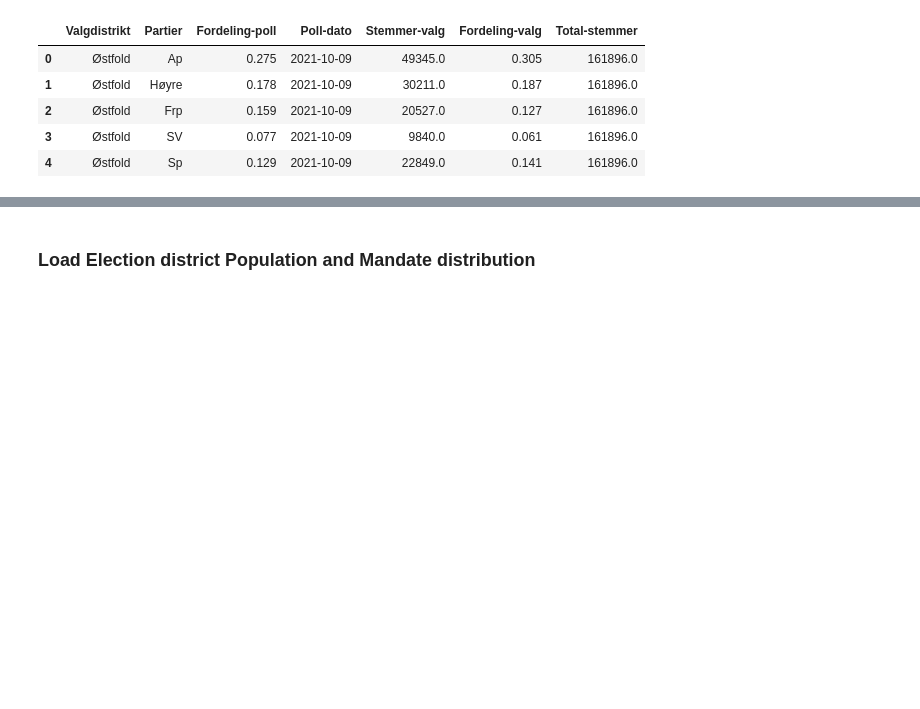
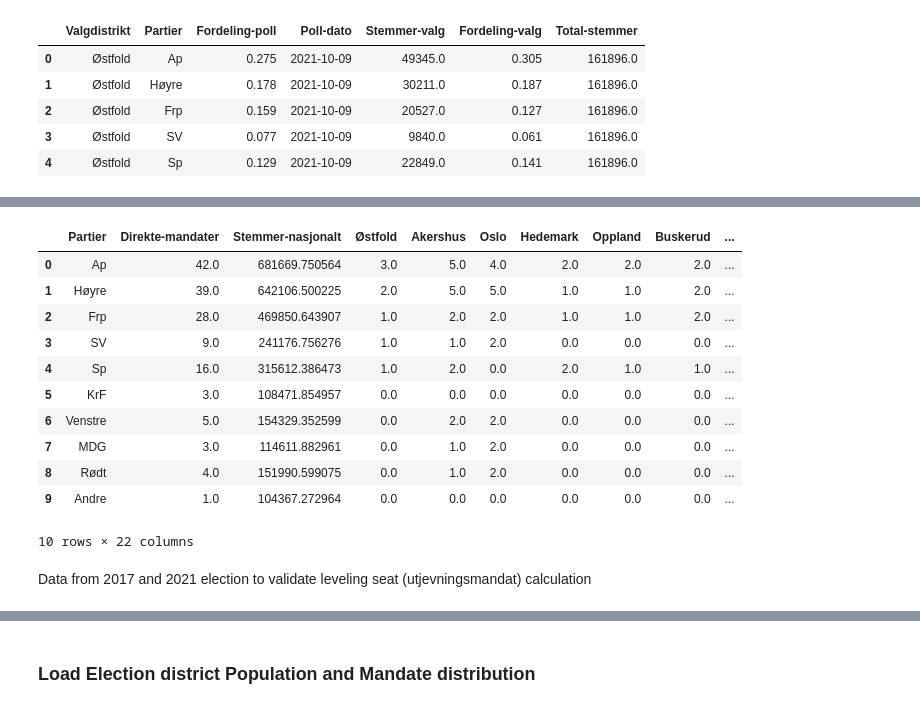
Before and after one commit to mathiasrm1/Stortingvalg-2025, a Jupyter notebook: Stortingvalg-prediction-2025.ipynb, the cells around one changed output, grey strips where cells are left out. Saved outputs shown, nothing was run; the diff lists cells and outputs as text; code cells hidden in the pictures; blank space fills up the shorter version.

Commit message:
finish the mandate computation functions

```diff
--- a/Stortingvalg-prediction-2025.ipynb
+++ b/Stortingvalg-prediction-2025.ipynb
@@ -291,12 +279,18 @@ df_joined.head()
 | 3 | Østfold | SV | 0.077 | 2021-10-09 | 9840.0 | 0.061 | 161896.0 |
 | 4 | Østfold | Sp | 0.129 | 2021-10-09 | 22849.0 | 0.141 | 161896.0 |
 # %%
-def simulate_election(df,gamma_poll,gamma_election):
-
+def simulate_voting(df,gamma_poll,gamma_election):
     alphas = gamma_election* df['Stemmer-valg'] + gamma_poll* df['Fordeling-poll']*df['Total-stemmer']
-
     df["alphas"] = alphas
-
+    valgdistrikter = df['Valgdistrikt'].unique()
+    fordelings_liste =np.array([])
+    for valgdistrikt in valgdistrikter:
+        alphavector = df[df["Valgdistrikt"]==valgdistrikt]["alphas"]
+        prosent_fordeling = np.random.dirichlet(alphavector)
+        fordelings_liste = np.append(fordelings_liste,prosent_fordeling)
+    df['Simulert-fordeling'] = fordelings_liste
+    df['Simulerte-stemmer'] =df['Simulert-fordeling']*df['Total-stemmer']
     return df
 # %%
-newdf=simulate_election(df_joined,0.5,0.5)
+df_sim = simulate_voting(df_joined,0.5,0.5)
+df_sim.head()
@@ -356,0 +361,42 @@ exp_ap
+# %%
+def district_mandate_calculation(df):
+    #Function to apportion the 160 direct mandates, the 19 Leveling seats (utjevningsmandat) are excluded from this apportionment.
+    # Each election district has a predetermined number of direct mandates to apportion, in this function we use the Modifed Sainte-Laguës method
+    # to compute these in each election district.
+    valgdistrikter = df['Valgdistrikt'].unique()
+    partier = df['Partier'].unique()
+    df_mandate_computation = df[['Valgdistrikt','Partier','Simulerte-stemmer']].copy()
+    df_mandate_computation[1.4] = df_mandate_computation["Simulerte-stemmer"]/1.4
+    divisor = 3
+    for _ in range(20): #greatest number of mandates
+        df_mandate_computation[divisor] =df_mandate_computation["Simulerte-stemmer"]/divisor
+        divisor = divisor +2
+    reference_df = pd.DataFrame({"Partier": partier})
+    reference_df["Direkte-mandater"] = np.zeros(10)
+    reference_df["Stemmer-nasjonalt"] = df_sim.groupby("Partier",sort=False)["Simulerte-stemmer"].sum().values
+    for valgdistrikt in valgdistrikter:
+        max_mandates = mandates_per_district[valgdistrikt]-1 #removing extra utjevningsmandat
+        df_valgdistrikt = df_mandate_computation[df_mandate_computation["Valgdistrikt"]==valgdistrikt].copy()
+        df_temp=pd.melt(df_valgdistrikt, id_vars=['Partier'], value_vars=[1.4,3,5,7,9,11,13,15,17,19,21,23,25,27,29,31,33,35,37,39,41])
+        df_temp=df_temp.sort_values(['value'],ascending=[False])
+        df_temp=df_temp.head(max_mandates)
+        partier_counts = df_temp["Partier"].value_counts().reset_index().rename(columns={'count':valgdistrikt})
+        reference_df=reference_df.merge(partier_counts, on="Partier", how="left").fillna(0)
+    reference_df["Direkte-mandater"] = reference_df.drop(columns=["Partier","Direkte-mandater","Stemmer-nasjonalt"]).sum(axis=1)
+    return reference_df
+# %%
+df_mandates_per_district = district_mandate_calculation(df_sim)
+df_mandates_per_district
+# %% [output]
+|  | Partier | Direkte-mandater | Stemmer-nasjonalt | Østfold | Akershus | Oslo | Hedemark | Oppland | Buskerud | ... |
+| 0 | Ap | 42.0 | 681669.750564 | 3.0 | 5.0 | 4.0 | 2.0 | 2.0 | 2.0 | ... |
+| 1 | Høyre | 39.0 | 642106.500225 | 2.0 | 5.0 | 5.0 | 1.0 | 1.0 | 2.0 | ... |
+| 2 | Frp | 28.0 | 469850.643907 | 1.0 | 2.0 | 2.0 | 1.0 | 1.0 | 2.0 | ... |
+| 3 | SV | 9.0 | 241176.756276 | 1.0 | 1.0 | 2.0 | 0.0 | 0.0 | 0.0 | ... |
+| 4 | Sp | 16.0 | 315612.386473 | 1.0 | 2.0 | 0.0 | 2.0 | 1.0 | 1.0 | ... |
+| 5 | KrF | 3.0 | 108471.854957 | 0.0 | 0.0 | 0.0 | 0.0 | 0.0 | 0.0 | ... |
+| 6 | Venstre | 5.0 | 154329.352599 | 0.0 | 2.0 | 2.0 | 0.0 | 0.0 | 0.0 | ... |
+| 7 | MDG | 3.0 | 114611.882961 | 0.0 | 1.0 | 2.0 | 0.0 | 0.0 | 0.0 | ... |
+| 8 | Rødt | 4.0 | 151990.599075 | 0.0 | 1.0 | 2.0 | 0.0 | 0.0 | 0.0 | ... |
+| 9 | Andre | 1.0 | 104367.272964 | 0.0 | 0.0 | 0.0 | 0.0 | 0.0 | 0.0 | ... |
+10 rows × 22 columns
@@ -356,0 +478,2 @@ exp_ap
+# %% [markdown]
+Data from 2017 and 2021 election to validate leveling seat (utjevningsmandat) calculation
```
Also changed, not shown: parts of 18 cells of this notebook, 1 other file.
